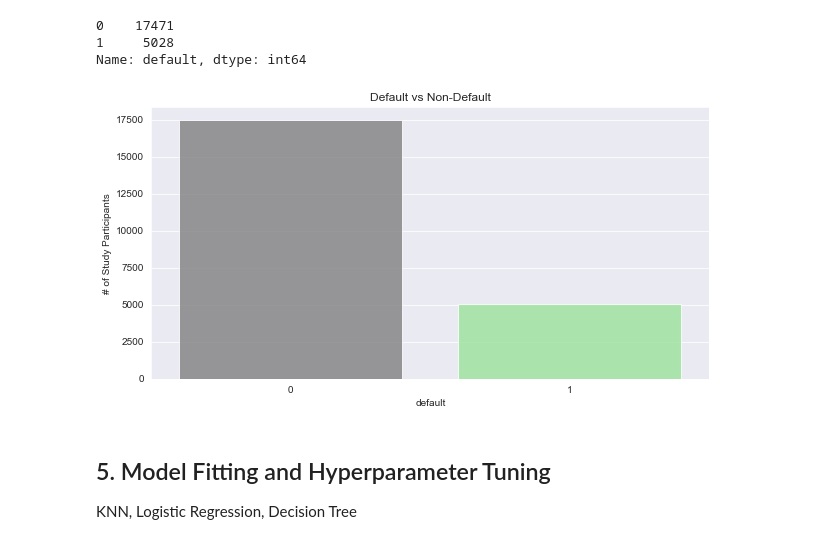
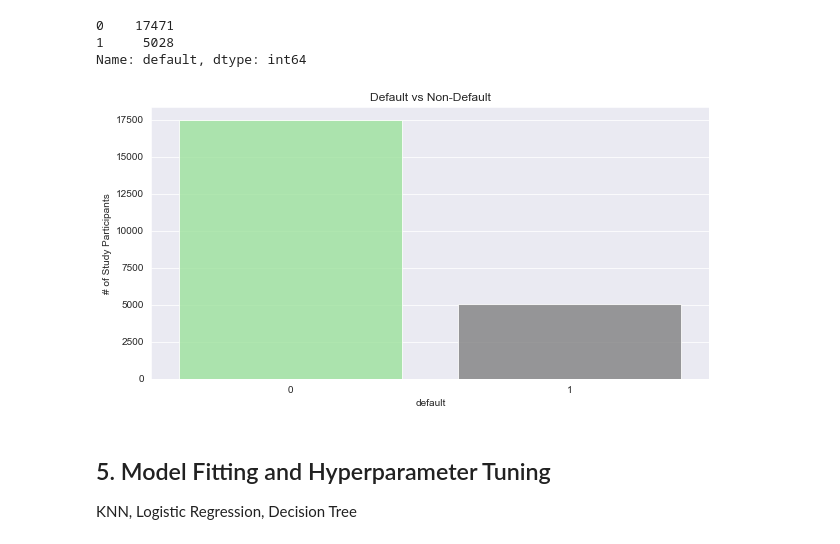
Before and after one commit to sankur7777/credit_card-default_prediction, a Jupyter notebook: scrap_notebook.ipynb, the cells around one changed output. Saved outputs shown, nothing was run; the diff lists cells and outputs as text; code cells hidden in the pictures.

```diff
--- a/scrap_notebook.ipynb
+++ b/scrap_notebook.ipynb
@@ -135,0 +128,2 @@ df.shape
+# %%
+df = df.apply(pd.to_numeric, errors='coerce')
@@ -177,12 +338,12 @@ Name: default, dtype: int64
 # %%
 sns.set_style('darkgrid')
 plt.figure(figsize = (10,5))
-sns.countplot(y, alpha =.80, palette= ['grey','lightgreen'])
+sns.countplot(y, alpha =.80, palette= ['lightgreen','grey'])
 plt.title('Default vs Non-Default')
 plt.ylabel('# of Study Participants')
 plt.show()
 # %% [output]
-[figure, old version]
+[figure, new version]
 # %% [markdown]
 ## 5. Model Fitting and Hyperparameter Tuning
 KNN, Logistic Regression, Decision Tree
```
Also changed, not shown: parts of 33 cells of this notebook, 1 other file.
